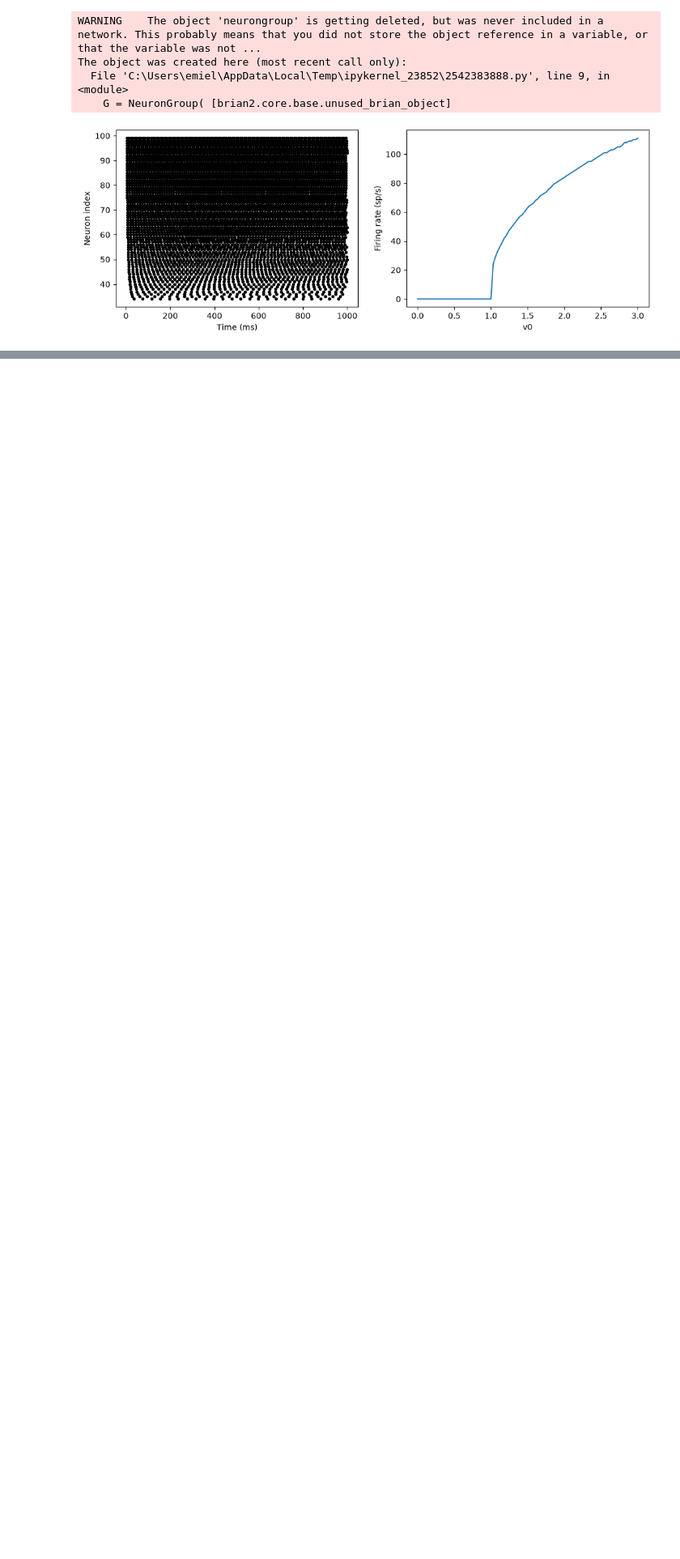
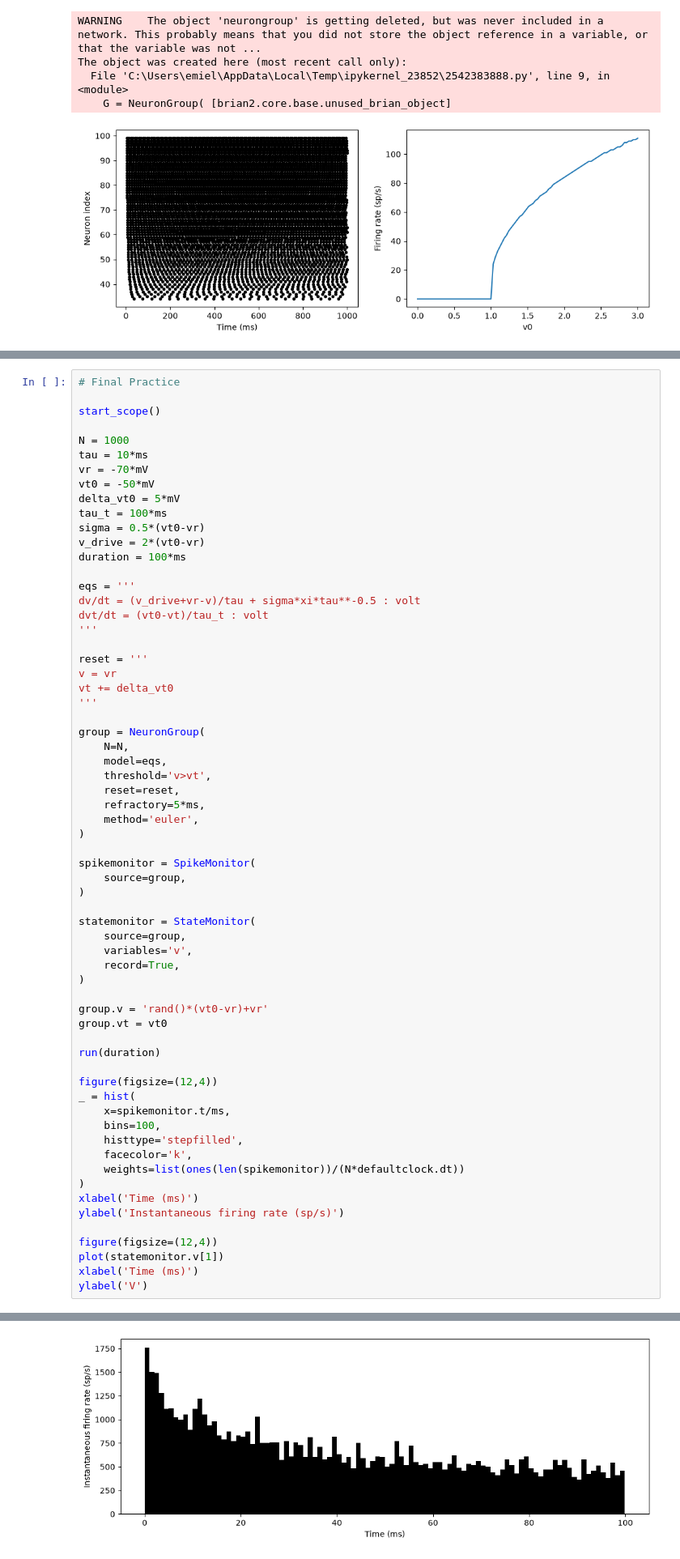
Before and after one commit to Emiel-Nagel/Thesis-Code, a Jupyter notebook: tutorials/Neurons.ipynb, the cells around one changed output, grey strips where cells are left out. Shown at 81% size. Cells and saved outputs as stored; diff of their text form; blank space fills up the shorter version.

```diff
--- a/tutorials/Neurons.ipynb
+++ b/tutorials/Neurons.ipynb
@@ -192,0 +237,65 @@ The object was created here (most recent call only):
+# %%
+# Final Practice
+
+start_scope()
+
+N = 1000
+tau = 10*ms
+vr = -70*mV
+vt0 = -50*mV
+delta_vt0 = 5*mV
+tau_t = 100*ms
+sigma = 0.5*(vt0-vr)
+v_drive = 2*(vt0-vr)
+duration = 100*ms
+
+eqs = '''
+dv/dt = (v_drive+vr-v)/tau + sigma*xi*tau**-0.5 : volt
+dvt/dt = (vt0-vt)/tau_t : volt
+'''
+
+reset = '''
+v = vr
+vt += delta_vt0
+'''
+
+group = NeuronGroup(
+    N=N,
+    model=eqs,
+    threshold='v>vt',
+    reset=reset,
+    refractory=5*ms,
+    method='euler',
+)
+
+spikemonitor = SpikeMonitor(
+    source=group,
+)
+
+statemonitor = StateMonitor(
+    source=group,
+    variables='v',
+    record=True,
+)
+
+group.v = 'rand()*(vt0-vr)+vr'
+group.vt = vt0
+
+run(duration)
+
+figure(figsize=(12,4))
+_ = hist(
+    x=spikemonitor.t/ms,
+    bins=100,
+    histtype='stepfilled',
+    facecolor='k',
+    weights=list(ones(len(spikemonitor))/(N*defaultclock.dt))
+)
+xlabel('Time (ms)')
+ylabel('Instantaneous firing rate (sp/s)')
+
+figure(figsize=(12,4))
+plot(statemonitor.v[1])
+xlabel('Time (ms)')
+ylabel('V')
+# %% [output]
@@ -192,0 +303 @@ The object was created here (most recent call only):
+[figure, added]
```
Also changed, not shown: parts of 2 cells of this notebook.
